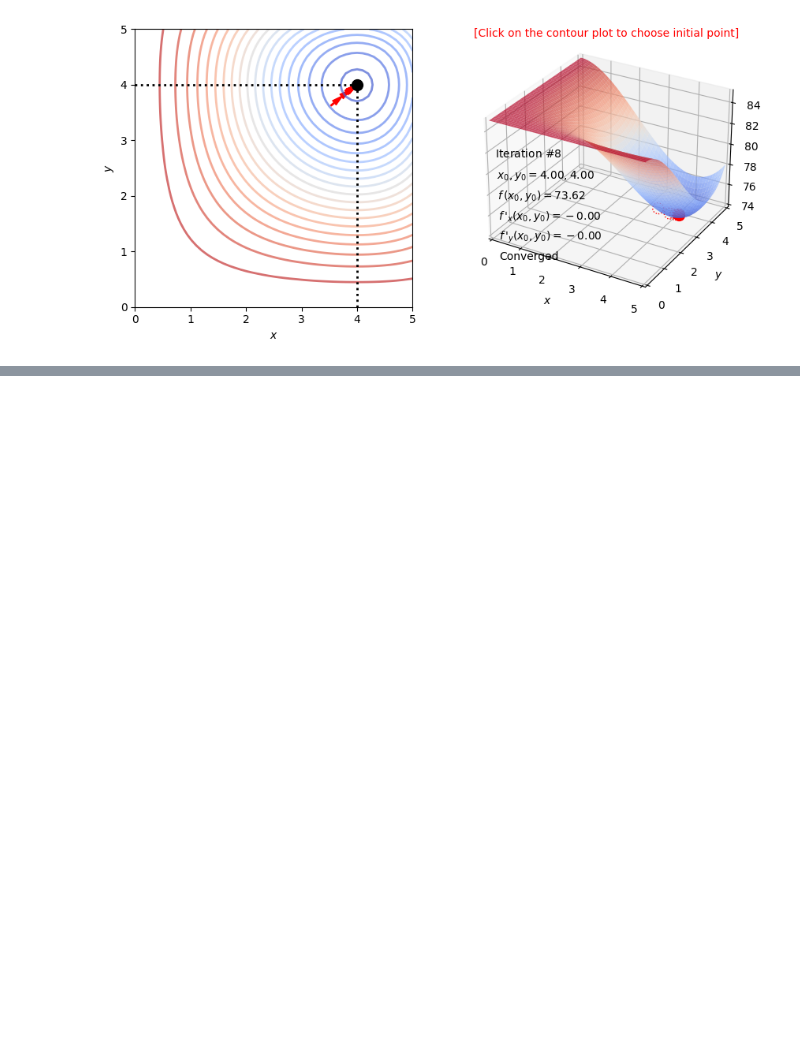
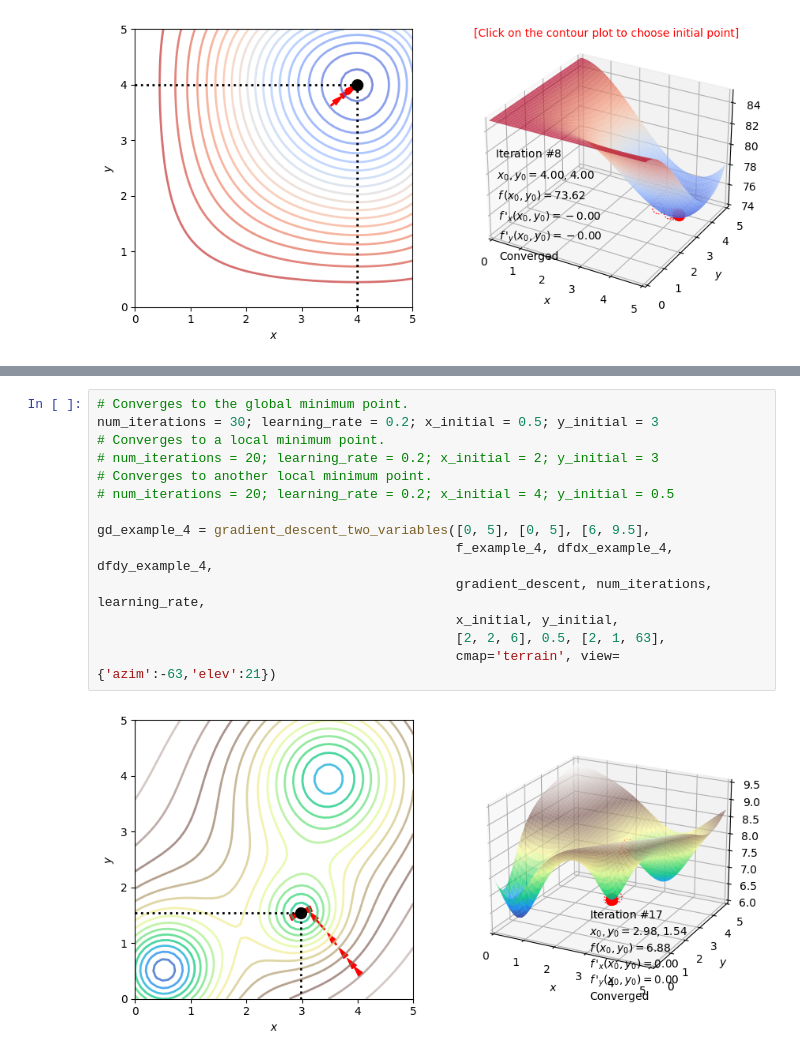
Before and after one commit to San-kalp/Maths-ML, a Jupyter notebook: Optimization Using Gradient Descent in Two Variables/code.ipynb, the cells around one changed output, grey strips where cells are left out. Drawn from its saved outputs; the diff is of its cells as text; blank space fills up the shorter version.

```diff
--- a/Optimization Using Gradient Descent in Two Variables/code.ipynb
+++ b/Optimization Using Gradient Descent in Two Variables/code.ipynb
@@ -39,0 +56,16 @@ gd_example_3 = gradient_descent_two_variables([0, 5], [0, 5], [74, 85],
+# %%
+# Converges to the global minimum point.
+num_iterations = 30; learning_rate = 0.2; x_initial = 0.5; y_initial = 3
+# Converges to a local minimum point.
+# num_iterations = 20; learning_rate = 0.2; x_initial = 2; y_initial = 3
+# Converges to another local minimum point.
+# num_iterations = 20; learning_rate = 0.2; x_initial = 4; y_initial = 0.5
+
+gd_example_4 = gradient_descent_two_variables([0, 5], [0, 5], [6, 9.5],
+                                              f_example_4, dfdx_example_4, dfdy_example_4,
+                                              gradient_descent, num_iterations, learning_rate,
+                                              x_initial, y_initial,
+                                              [2, 2, 6], 0.5, [2, 1, 63],
+                                              cmap='terrain', view={'azim':-63,'elev':21})
+# %% [output]
+[figure, added]
```
Also changed, not shown: parts of 3 cells of this notebook.
